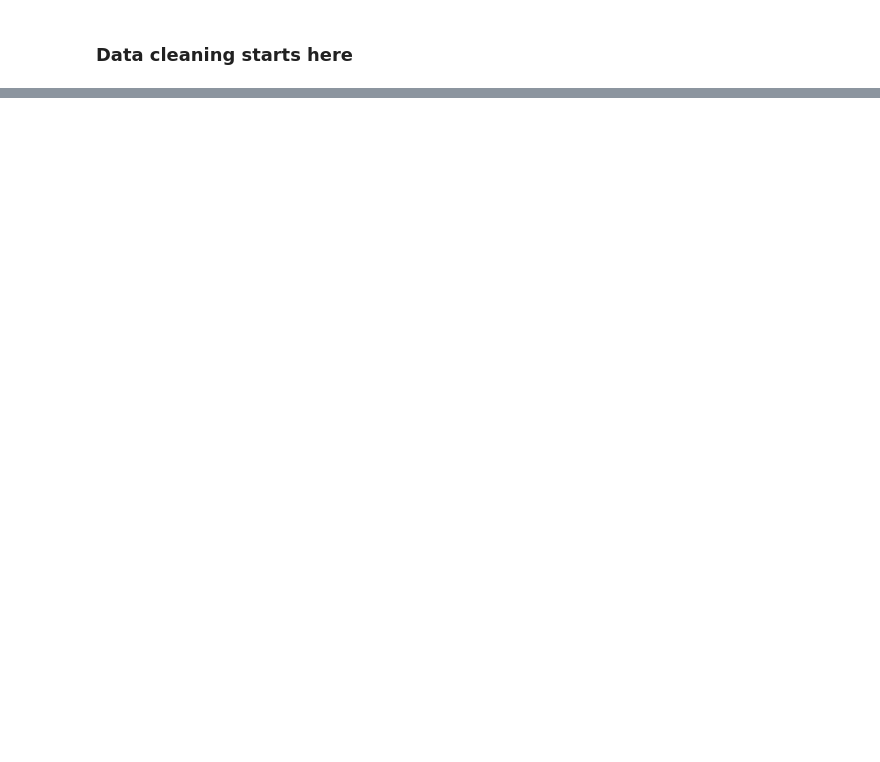
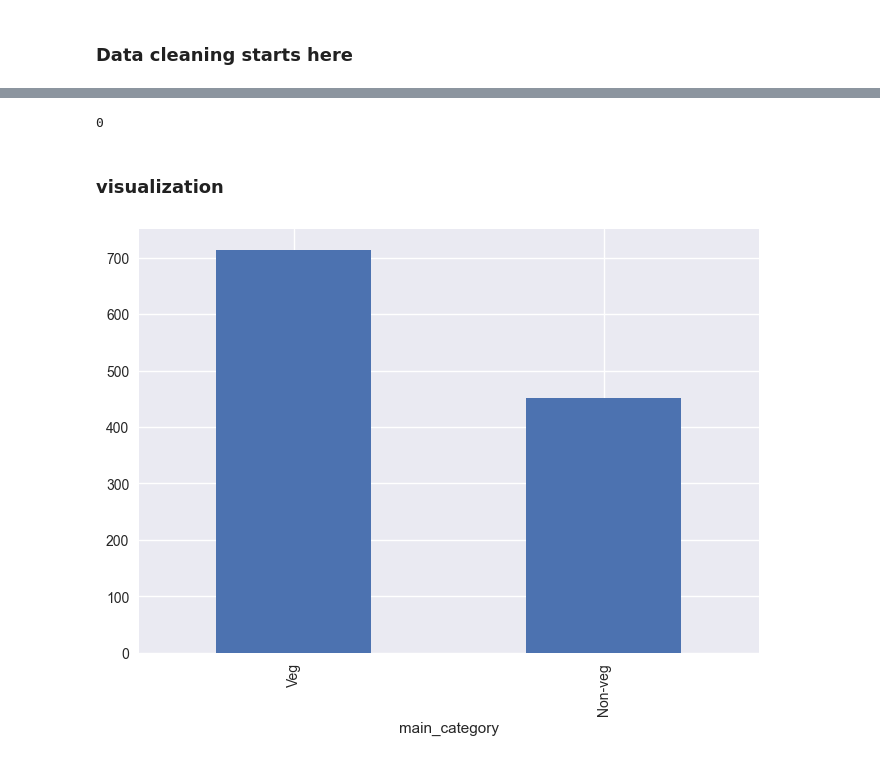
Before and after one commit to MinhasAlungal/culinary_compass, a Jupyter notebook: notebooks/food_recipes_EDA.ipynb, the cells around one changed output, grey strips where cells are left out. Cells and saved outputs as stored; diff of their text form; code cells hidden in the pictures; blank space fills up the shorter version.

```diff
--- a/notebooks/food_recipes_EDA.ipynb
+++ b/notebooks/food_recipes_EDA.ipynb
@@ -572,0 +915,4 @@ print(duplicate_counts.head(10))
+# %%
+# read food.csv
+preprocessed_food_df = pd.read_csv('../data/preprocessed/food.csv')
+preprocessed_food_df.head()
@@ -572,0 +954,8 @@ print(duplicate_counts.head(10))
+# %%
+food_info_cols = ['description', 'category', 'main_category','sub_category']
+# nutrient_cols
+nutrient_cols = ['vitamin_D', 'calcium',  'vitamin_C', 'iron', 'potassium',
+        'vitamin_B_6', 'vitamin_B_12', 'vitamin_A', 'riboflavin', 'vitamin_E', 'folate_total',
+        'vitamin_K', 'zinc', 'magnesium','sodium',  'thiamin', 'Niacin',  'selenium', 'water']
+# show nutrient_cols
+food_df = preprocessed_food_df[food_info_cols + nutrient_cols]
@@ -572,0 +986,12 @@ print(duplicate_counts.head(10))
+# %%
+food_df.duplicated().sum()
+# %% [output]
+0
+# %% [markdown]
+### visualization
+# %%
+# plot top 10 main categories
+food_df['main_category'].value_counts().head(10).plot(kind='bar')
+plt.show()
+# %% [output]
+[figure, added]
```
Also changed, not shown: parts of 47 cells of this notebook, 3 other files.
